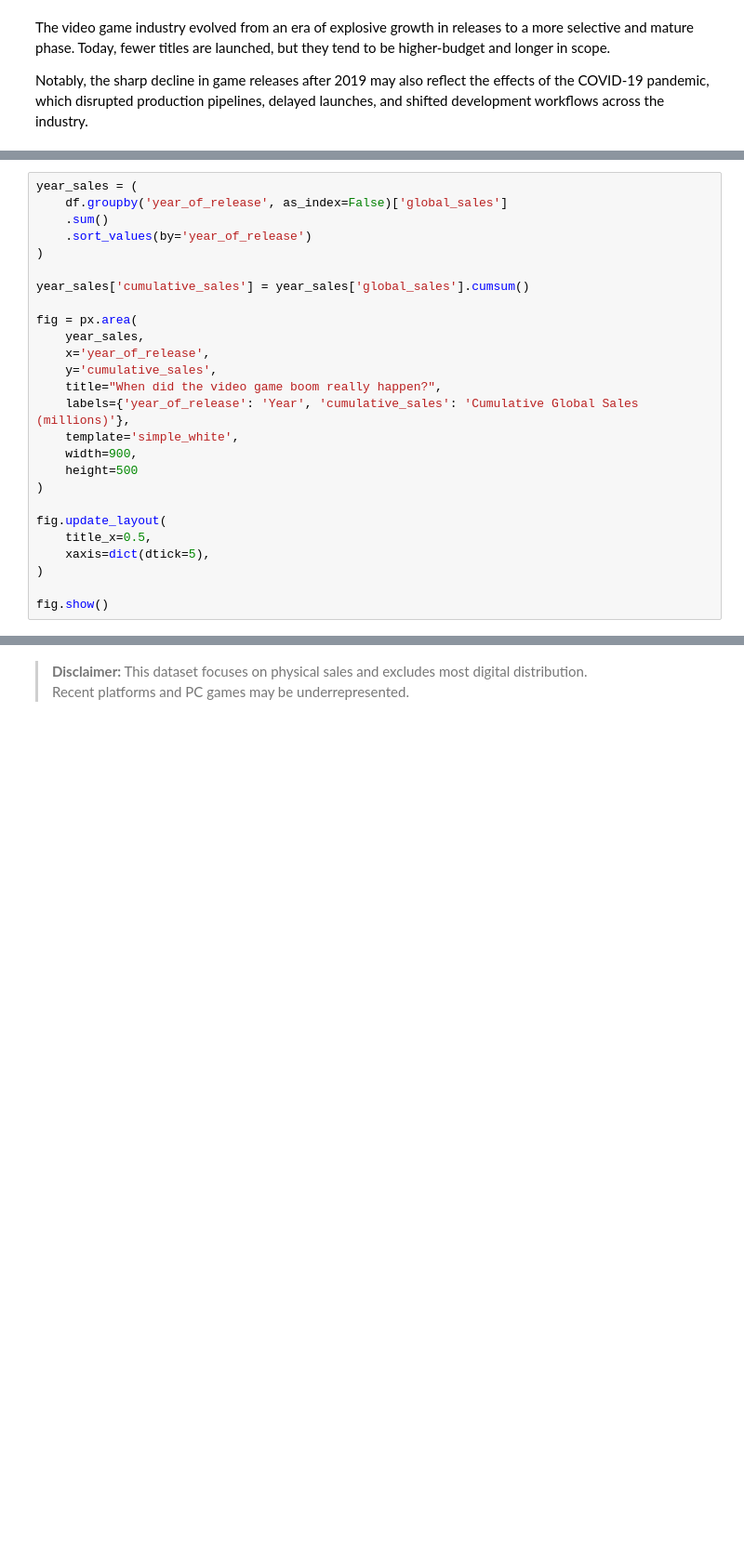
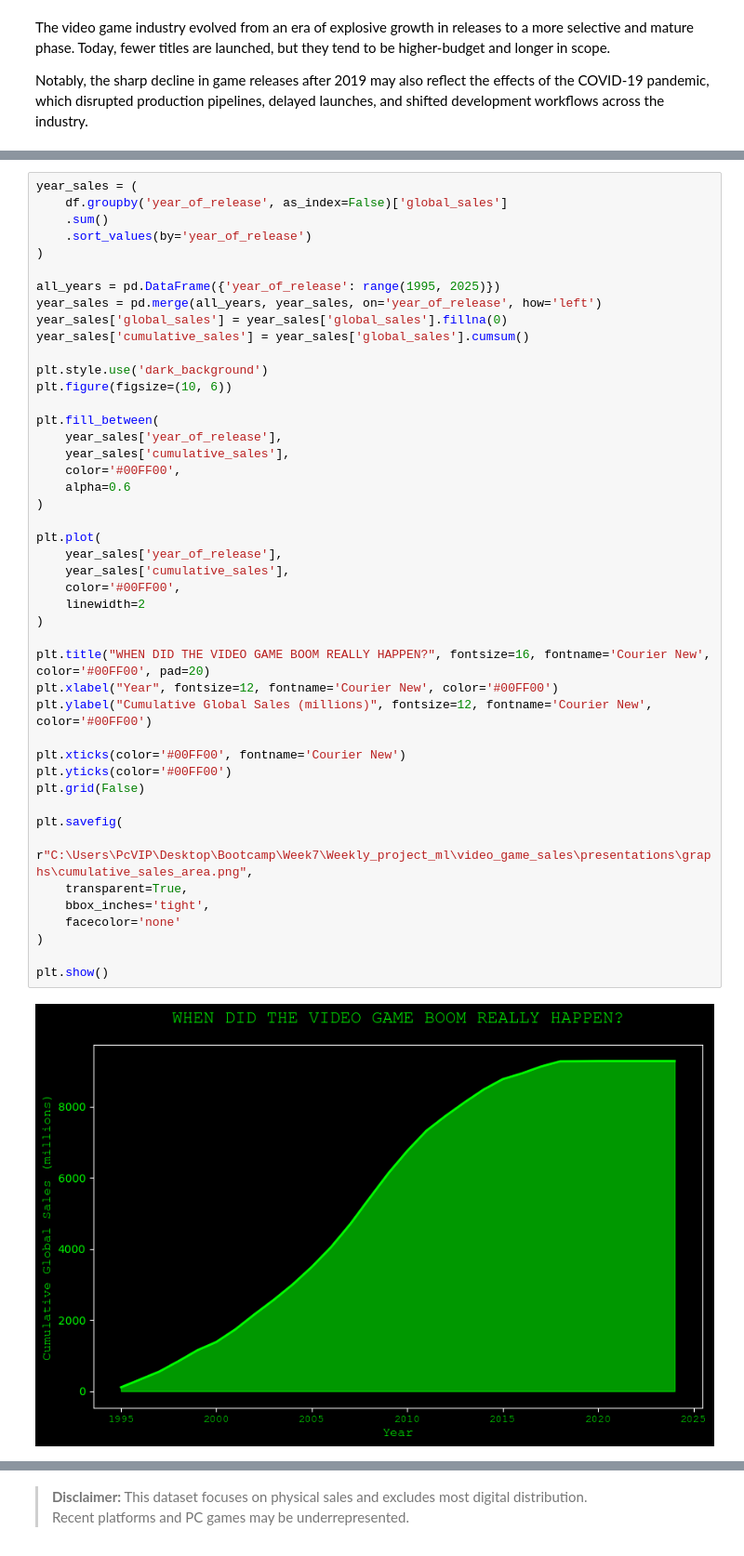
Before and after one commit to esradem/video_game_sales, a Jupyter notebook: notebooks/eda/03_eda_videogames.ipynb, the cells around one changed output, grey strips where cells are left out. Shown: that part at 93% size. Drawn from its saved outputs; the diff is of its cells as text; blank space fills up the shorter version.

```diff
--- a/notebooks/eda/03_eda_videogames.ipynb
+++ b/notebooks/eda/03_eda_videogames.ipynb
@@ -329,26 +387,47 @@ fig.show()
 # %%
 year_sales = (
     df.groupby('year_of_release', as_index=False)['global_sales']
     .sum()
     .sort_values(by='year_of_release')
 )
 
+all_years = pd.DataFrame({'year_of_release': range(1995, 2025)})
+year_sales = pd.merge(all_years, year_sales, on='year_of_release', how='left')
+year_sales['global_sales'] = year_sales['global_sales'].fillna(0)
 year_sales['cumulative_sales'] = year_sales['global_sales'].cumsum()
 
-fig = px.area(
-    year_sales,
-    x='year_of_release',
-    y='cumulative_sales',
-    title="When did the video game boom really happen?",
-    labels={'year_of_release': 'Year', 'cumulative_sales': 'Cumulative Global Sales (millions)'},
-    template='simple_white',
-    width=900,
-    height=500
+plt.style.use('dark_background')
+plt.figure(figsize=(10, 6))
+
+plt.fill_between(
+    year_sales['year_of_release'],
+    year_sales['cumulative_sales'],
+    color='#00FF00',
+    alpha=0.6
 )
 
-fig.update_layout(
-    title_x=0.5,
-    xaxis=dict(dtick=5),
+plt.plot(
+    year_sales['year_of_release'],
+    year_sales['cumulative_sales'],
+    color='#00FF00',
+    linewidth=2
 )
 
-fig.show()
+plt.title("WHEN DID THE VIDEO GAME BOOM REALLY HAPPEN?", fontsize=16, fontname='Courier New', color='#00FF00', pad=20)
+plt.xlabel("Year", fontsize=12, fontname='Courier New', color='#00FF00')
+plt.ylabel("Cumulative Global Sales (millions)", fontsize=12, fontname='Courier New', color='#00FF00')
+
+plt.xticks(color='#00FF00', fontname='Courier New')
+plt.yticks(color='#00FF00')
+plt.grid(False)
+
+plt.savefig(
+    r"C:\Users\PcVIP\Desktop\Bootcamp\Week7\Weekly_project_ml\video_game_sales\presentations\graphs\cumulative_sales_area.png",
+    transparent=True,
+    bbox_inches='tight',
+    facecolor='none'
+)
+
+plt.show()
+# %% [output]
+[figure, added]
```
Also changed, not shown: parts of 31 cells of this notebook, 47 other files.
